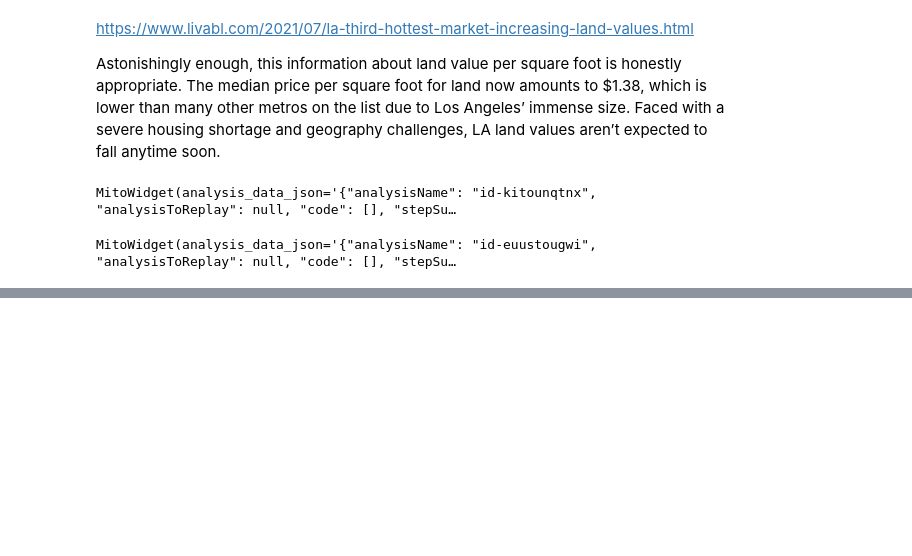
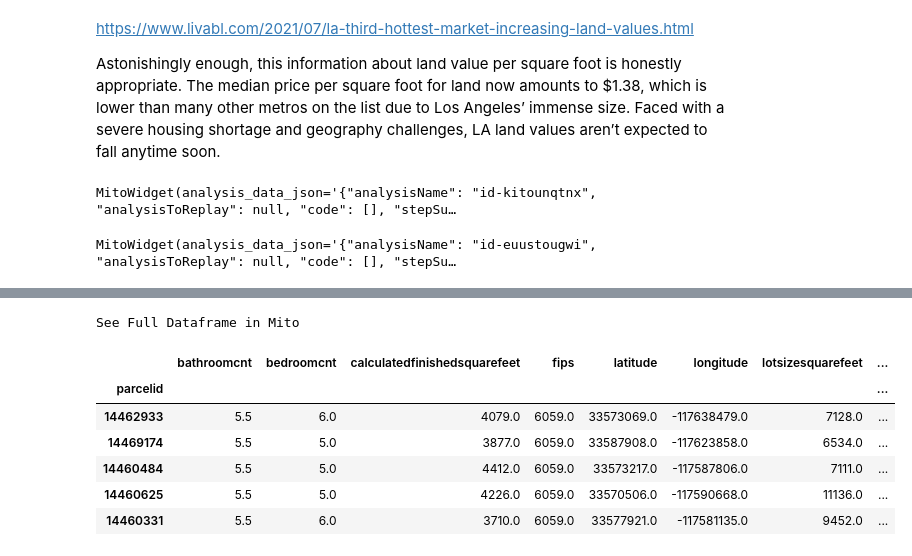
Before and after one commit to nicholas-dougherty/clustering-project, a Jupyter notebook: workbooks/acquire-prepare.ipynb, the cells around one changed output, grey strips where cells are left out. Drawn from its saved outputs; the diff is of its cells as text; code cells hidden in the pictures; blank space fills up the shorter version.

```diff
--- a/workbooks/acquire-prepare.ipynb
+++ b/workbooks/acquire-prepare.ipynb
@@ -746,6 +746,13 @@ less_dirty_df = less_dirty_df.sort_values(by='logerror', ascending=True, na_posi
 
 # Sorted taxrate in less_dirty_df in ascending order
 less_dirty_df = less_dirty_df.sort_values(by='taxrate', ascending=True, na_position='first')
+
+# Drop duplicates in less_dirty_df
+less_dirty_df = less_dirty_df.drop_duplicates(keep='first')
+
+# Changed transactiondate from object to datetime
+import pandas as pd
+less_dirty_df['transactiondate'] = pd.to_datetime(less_dirty_df['transactiondate'], infer_datetime_format=True, errors='coerce')
 # %%
 from mitosheet import *; register_analysis("id-alhsiscndy");
 
@@ -771,3 +778,5 @@ from mitosheet import *; register_analysis("id-euustougwi");
 
 # Sorted taxrate in less_dirty_df2 in ascending order
 less_dirty_df2 = less_dirty_df2.sort_values(by='taxrate', ascending=True, na_position='first')
+# %%
+less_dirty_df['transactiondate'] = pd.to_datetime(less_dirty_df['transactiondate'], format= '%Y.%m.%d', errors='coerce')
@@ -773,0 +872,28 @@ less_dirty_df2 = less_dirty_df2.sort_values(by='taxrate', ascending=True, na_pos
+# %%
+from mitosheet import *; register_analysis("id-jurcuzaqtv");
+
+# Reordered quarter in less_dirty_df
+less_dirty_df_columns = [col for col in less_dirty_df.columns if col != 'quarter']
+less_dirty_df_columns.insert(21, 'quarter')
+less_dirty_df = less_dirty_df[less_dirty_df_columns]
+
+# Reordered quarter in less_dirty_df
+less_dirty_df_columns = [col for col in less_dirty_df.columns if col != 'quarter']
+less_dirty_df_columns.insert(17, 'quarter')
+less_dirty_df = less_dirty_df[less_dirty_df_columns]
+# %%
+# Reordered quarter in less_dirty_df
+less_dirty_df_columns = [col for col in less_dirty_df.columns if col != 'quarter']
+less_dirty_df_columns.insert(17, 'quarter')
+less_dirty_df = less_dirty_df[less_dirty_df_columns]
+# %%
+less_dirty_df.head()
+# %% [output]
+See Full Dataframe in Mito
+|  | bathroomcnt | bedroomcnt | calculatedfinishedsquarefeet | fips | latitude | longitude | lotsizesquarefeet | ... |
+| parcelid |  |  |  |  |  |  |  | ... |
+| 14462933 | 5.5 | 6.0 | 4079.0 | 6059.0 | 33573069.0 | -117638479.0 | 7128.0 | ... |
+| 14469174 | 5.5 | 5.0 | 3877.0 | 6059.0 | 33587908.0 | -117623858.0 | 6534.0 | ... |
+| 14460484 | 5.5 | 5.0 | 4412.0 | 6059.0 | 33573217.0 | -117587806.0 | 7111.0 | ... |
+| 14460625 | 5.5 | 5.0 | 4226.0 | 6059.0 | 33570506.0 | -117590668.0 | 11136.0 | ... |
+| 14460331 | 5.5 | 6.0 | 3710.0 | 6059.0 | 33577921.0 | -117581135.0 | 9452.0 | ... |
```
Also changed, not shown: parts of 13 cells of this notebook, 3 other files.
